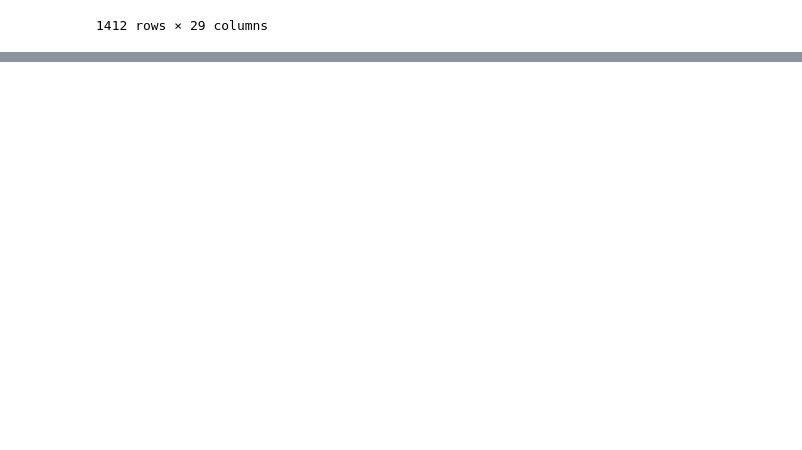
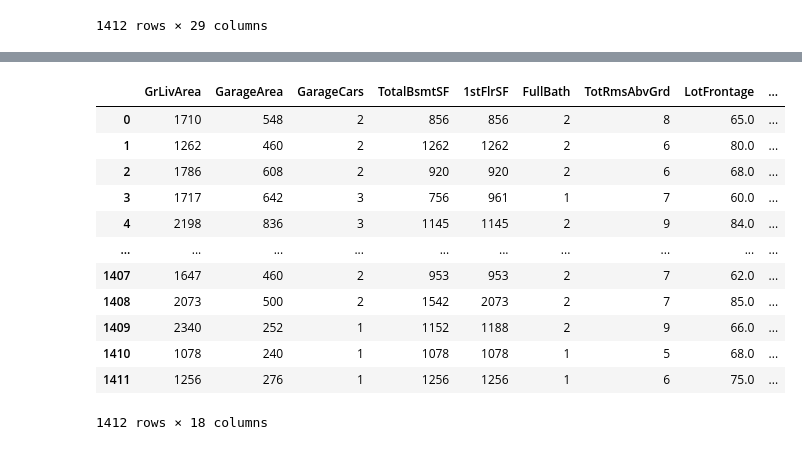
Before and after one commit to xXKeNdAmAmAsTeRXx/House_Prices_project, a Jupyter notebook: 3.3_EDA_numerical.ipynb, the cells around one changed output, grey strips where cells are left out. Drawn from its saved outputs; the diff is of its cells as text; code cells hidden in the pictures; blank space fills up the shorter version.

```diff
--- a/3.3_EDA_numerical.ipynb
+++ b/3.3_EDA_numerical.ipynb
@@ -24,0 +42,18 @@ data
+# %%
+selected_X = X[mi_series[mi_series.values > 0.05].keys()]
+
+selected_X
+# %% [output]
+|  | GrLivArea | GarageArea | GarageCars | TotalBsmtSF | 1stFlrSF | FullBath | TotRmsAbvGrd | LotFrontage | ... |
+| 0 | 1710 | 548 | 2 | 856 | 856 | 2 | 8 | 65.0 | ... |
+| 1 | 1262 | 460 | 2 | 1262 | 1262 | 2 | 6 | 80.0 | ... |
+| 2 | 1786 | 608 | 2 | 920 | 920 | 2 | 6 | 68.0 | ... |
+| 3 | 1717 | 642 | 3 | 756 | 961 | 1 | 7 | 60.0 | ... |
+| 4 | 2198 | 836 | 3 | 1145 | 1145 | 2 | 9 | 84.0 | ... |
+| ... | ... | ... | ... | ... | ... | ... | ... | ... | ... |
+| 1407 | 1647 | 460 | 2 | 953 | 953 | 2 | 7 | 62.0 | ... |
+| 1408 | 2073 | 500 | 2 | 1542 | 2073 | 2 | 7 | 85.0 | ... |
+| 1409 | 2340 | 252 | 1 | 1152 | 1188 | 2 | 9 | 66.0 | ... |
+| 1410 | 1078 | 240 | 1 | 1078 | 1078 | 1 | 5 | 68.0 | ... |
+| 1411 | 1256 | 276 | 1 | 1256 | 1256 | 1 | 6 | 75.0 | ... |
+1412 rows × 18 columns
```
Also changed, not shown: parts of 3 cells of this notebook.
